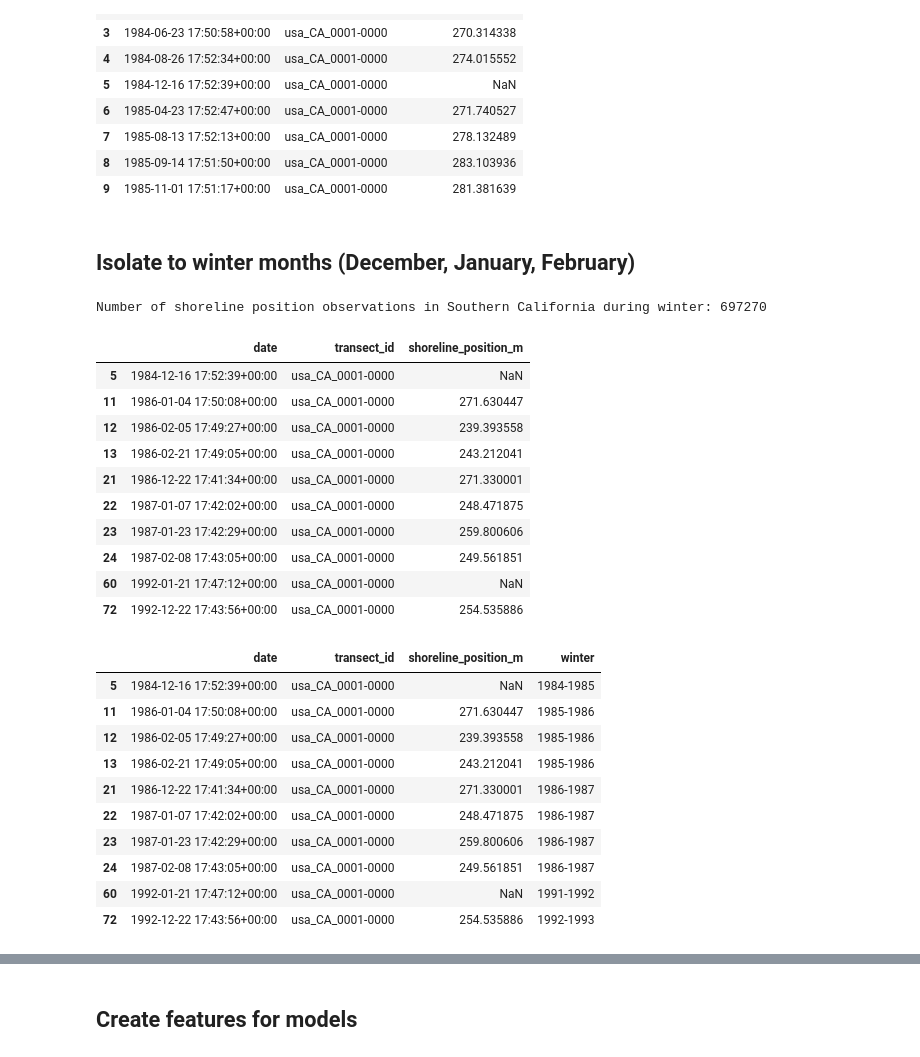
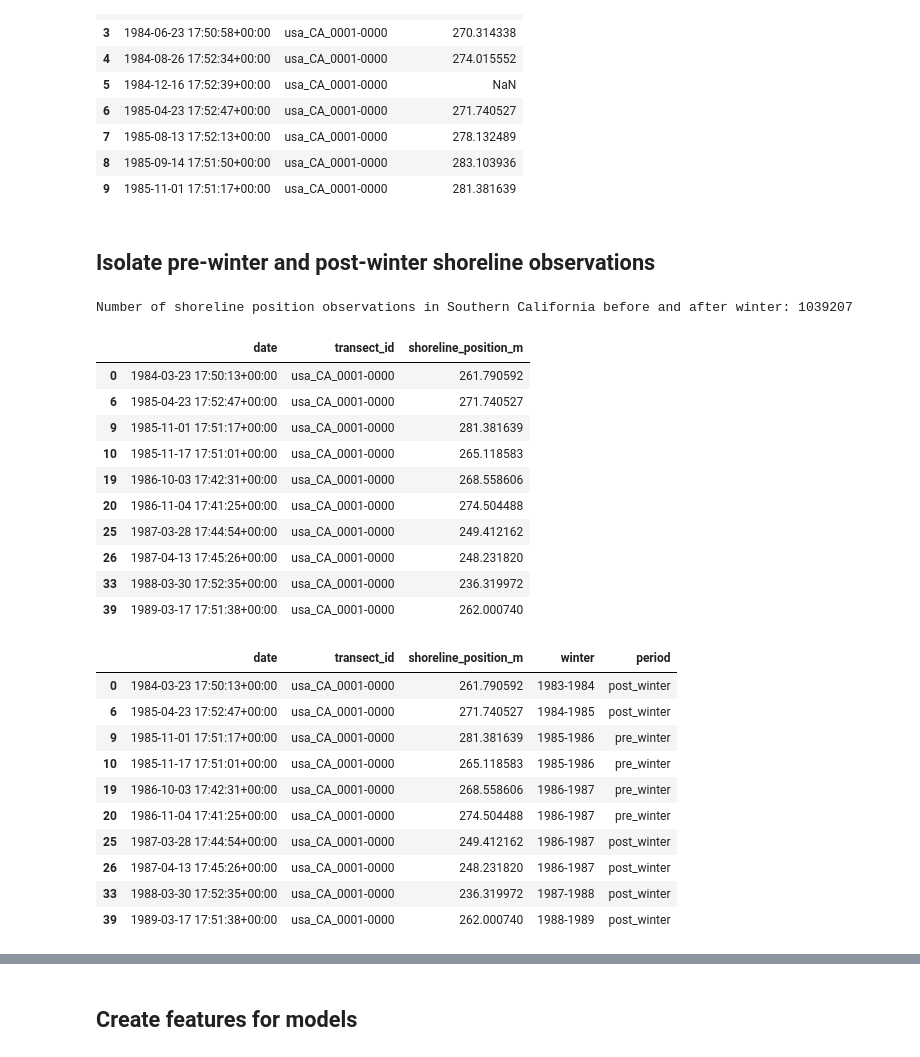
Before and after one commit to afdeanon/El-Nino-Shoreline-Machine-Learning, a Jupyter notebook: scripts/build_modeling_dataset.ipynb, the cells around one changed output, grey strips where cells are left out. Saved outputs shown, nothing was run; the diff lists cells and outputs as text; code cells hidden in the pictures.

```diff
--- a/scripts/build_modeling_dataset.ipynb
+++ b/scripts/build_modeling_dataset.ipynb
@@ -315,50 +315,56 @@ Number of shoreline position observations in Southern California: 2768866
 # Saving Southern California shoreline position time-series table
 socal_shoreline.to_csv(OUTPUT_DIR / "shoreline_timeseries.csv", index=False)
 # %% [markdown]
-## Isolate to winter months (December, January, February)
+## Isolate pre-winter and post-winter shoreline observations
 # %%
-# Keep only December, January, and February for winter analysis
-socal_shoreline = socal_shoreline[socal_shoreline["date"].dt.month.isin([12,1,2])].copy()
+# Keep October-November as the pre-winter period and March-April as the post winter period
+socal_shoreline_full = socal_shoreline.copy()
+socal_shoreline = socal_shoreline[socal_shoreline["date"].dt.month.isin([10, 11, 3, 4])].copy()
 
-print("Number of shoreline position observations in Southern California during winter:", len(socal_shoreline))
+print("Number of shoreline position observations in Southern California before and after winter:", len(socal_shoreline))
 socal_shoreline.head(10)
 # %% [output]
-Number of shoreline position observations in Southern California during winter: 697270
+Number of shoreline position observations in Southern California before and after winter: 1039207
 |  | date | transect_id | shoreline_position_m |
-| 5 | 1984-12-16 17:52:39+00:00 | usa_CA_0001-0000 | NaN |
-| 11 | 1986-01-04 17:50:08+00:00 | usa_CA_0001-0000 | 271.630447 |
-| 12 | 1986-02-05 17:49:27+00:00 | usa_CA_0001-0000 | 239.393558 |
-| 13 | 1986-02-21 17:49:05+00:00 | usa_CA_0001-0000 | 243.212041 |
-| 21 | 1986-12-22 17:41:34+00:00 | usa_CA_0001-0000 | 271.330001 |
-| 22 | 1987-01-07 17:42:02+00:00 | usa_CA_0001-0000 | 248.471875 |
-| 23 | 1987-01-23 17:42:29+00:00 | usa_CA_0001-0000 | 259.800606 |
-| 24 | 1987-02-08 17:43:05+00:00 | usa_CA_0001-0000 | 249.561851 |
-| 60 | 1992-01-21 17:47:12+00:00 | usa_CA_0001-0000 | NaN |
-| 72 | 1992-12-22 17:43:56+00:00 | usa_CA_0001-0000 | 254.535886 |
+| 0 | 1984-03-23 17:50:13+00:00 | usa_CA_0001-0000 | 261.790592 |
+| 6 | 1985-04-23 17:52:47+00:00 | usa_CA_0001-0000 | 271.740527 |
+| 9 | 1985-11-01 17:51:17+00:00 | usa_CA_0001-0000 | 281.381639 |
+| 10 | 1985-11-17 17:51:01+00:00 | usa_CA_0001-0000 | 265.118583 |
+| 19 | 1986-10-03 17:42:31+00:00 | usa_CA_0001-0000 | 268.558606 |
+| 20 | 1986-11-04 17:41:25+00:00 | usa_CA_0001-0000 | 274.504488 |
+| 25 | 1987-03-28 17:44:54+00:00 | usa_CA_0001-0000 | 249.412162 |
+| 26 | 1987-04-13 17:45:26+00:00 | usa_CA_0001-0000 | 248.231820 |
+| 33 | 1988-03-30 17:52:35+00:00 | usa_CA_0001-0000 | 236.319972 |
+| 39 | 1989-03-17 17:51:38+00:00 | usa_CA_0001-0000 | 262.000740 |
 # %%
 # Assign winter label by year based on date
 def get_winter(date):
 
-    if date.month == 12:
+    # October-November belong to the winter beginning that year
+    if date.month in [10, 11]:
         return f"{date.year}-{date.year + 1}"
 
+    # March-April belong to the winter of the previous year
     else:
         return f"{date.year - 1}-{date.year}"
 
 socal_shoreline["winter"] = socal_shoreline["date"].apply(get_winter)
+
+# Label observations based on whether they occurred before or after the winter season
+socal_shoreline["period"] = np.where(socal_shoreline["date"].dt.month.isin([10, 11]), "pre_winter", "post_winter")
 socal_shoreline.head(10)
 # %% [output]
-|  | date | transect_id | shoreline_position_m | winter |
-| 5 | 1984-12-16 17:52:39+00:00 | usa_CA_0001-0000 | NaN | 1984-1985 |
-| 11 | 1986-01-04 17:50:08+00:00 | usa_CA_0001-0000 | 271.630447 | 1985-1986 |
-| 12 | 1986-02-05 17:49:27+00:00 | usa_CA_0001-0000 | 239.393558 | 1985-1986 |
-| 13 | 1986-02-21 17:49:05+00:00 | usa_CA_0001-0000 | 243.212041 | 1985-1986 |
-| 21 | 1986-12-22 17:41:34+00:00 | usa_CA_0001-0000 | 271.330001 | 1986-1987 |
-| 22 | 1987-01-07 17:42:02+00:00 | usa_CA_0001-0000 | 248.471875 | 1986-1987 |
-| 23 | 1987-01-23 17:42:29+00:00 | usa_CA_0001-0000 | 259.800606 | 1986-1987 |
-| 24 | 1987-02-08 17:43:05+00:00 | usa_CA_0001-0000 | 249.561851 | 1986-1987 |
-| 60 | 1992-01-21 17:47:12+00:00 | usa_CA_0001-0000 | NaN | 1991-1992 |
-| 72 | 1992-12-22 17:43:56+00:00 | usa_CA_0001-0000 | 254.535886 | 1992-1993 |
+|  | date | transect_id | shoreline_position_m | winter | period |
+| 0 | 1984-03-23 17:50:13+00:00 | usa_CA_0001-0000 | 261.790592 | 1983-1984 | post_winter |
+| 6 | 1985-04-23 17:52:47+00:00 | usa_CA_0001-0000 | 271.740527 | 1984-1985 | post_winter |
+| 9 | 1985-11-01 17:51:17+00:00 | usa_CA_0001-0000 | 281.381639 | 1985-1986 | pre_winter |
+| 10 | 1985-11-17 17:51:01+00:00 | usa_CA_0001-0000 | 265.118583 | 1985-1986 | pre_winter |
+| 19 | 1986-10-03 17:42:31+00:00 | usa_CA_0001-0000 | 268.558606 | 1986-1987 | pre_winter |
+| 20 | 1986-11-04 17:41:25+00:00 | usa_CA_0001-0000 | 274.504488 | 1986-1987 | pre_winter |
+| 25 | 1987-03-28 17:44:54+00:00 | usa_CA_0001-0000 | 249.412162 | 1986-1987 | post_winter |
+| 26 | 1987-04-13 17:45:26+00:00 | usa_CA_0001-0000 | 248.231820 | 1986-1987 | post_winter |
+| 33 | 1988-03-30 17:52:35+00:00 | usa_CA_0001-0000 | 236.319972 | 1987-1988 | post_winter |
+| 39 | 1989-03-17 17:51:38+00:00 | usa_CA_0001-0000 | 262.000740 | 1988-1989 | post_winter |
 # %%
 # Restrict timeframe to winters between 2000 and 2022 for CoastSat data
 socal_shoreline = socal_shoreline[(socal_shoreline["winter"] >= "2000-2001") & (socal_shoreline["winter"] <= "2021-2022")].copy()
```
Also changed, not shown: parts of 27 cells of this notebook.
